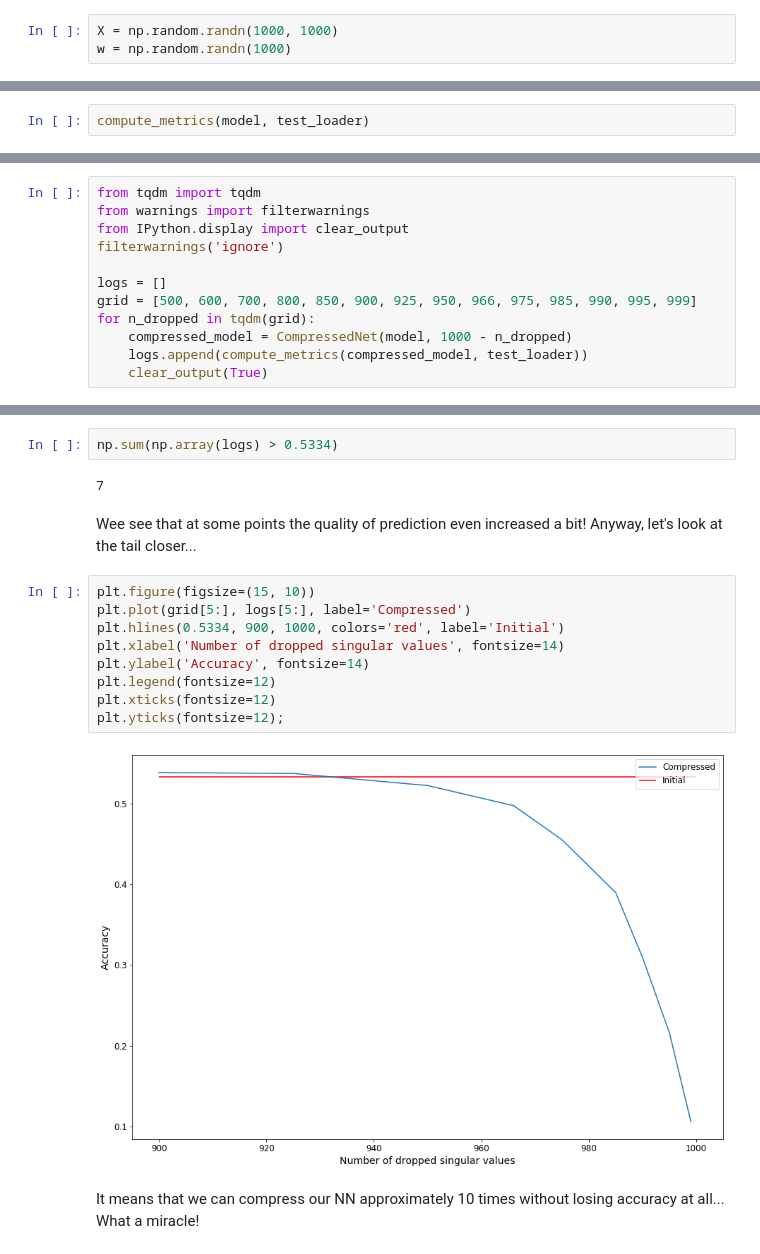
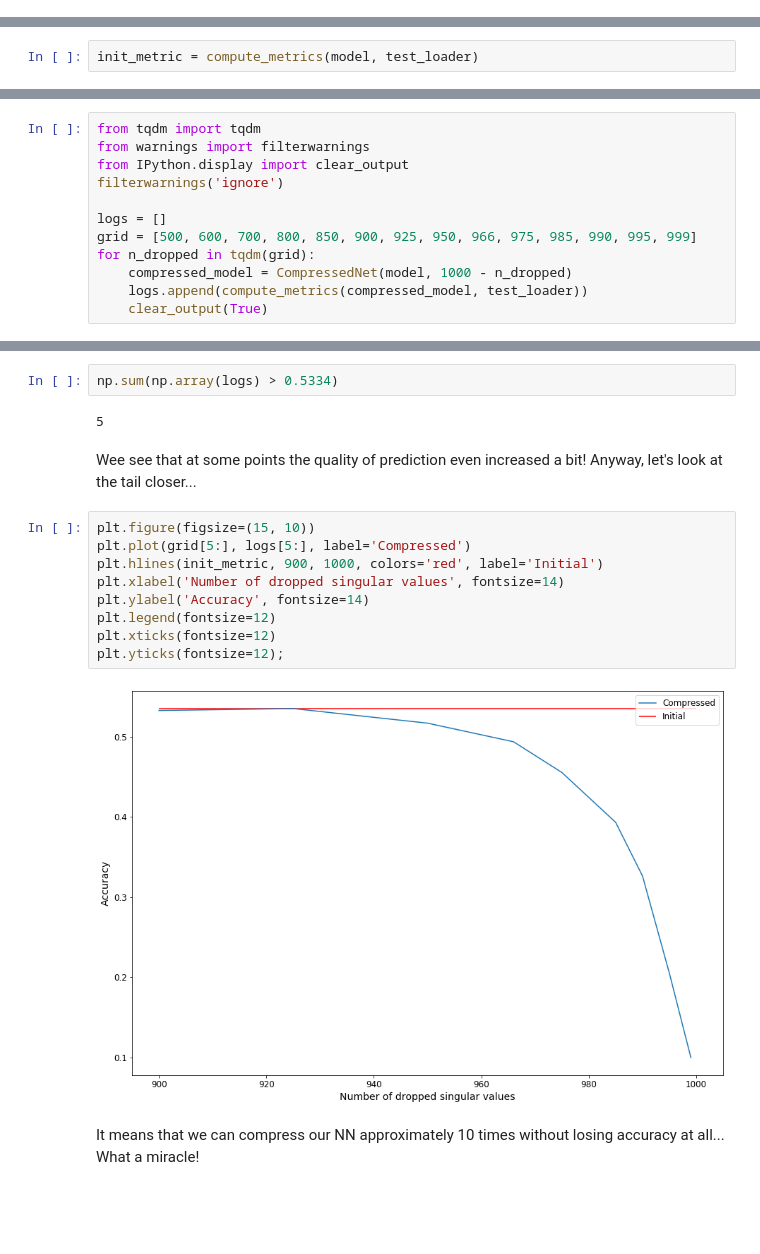
Before and after one commit to waytobehigh/nla2019, a Jupyter notebook: psets/pset1/PS1.ipynb, the cells around one changed output, grey strips where cells are left out. Cells and saved outputs as stored; diff of their text form; blank space fills up the shorter version.

```diff
--- a/psets/pset1/PS1.ipynb
+++ b/psets/pset1/PS1.ipynb
@@ -472,5 +472,2 @@ print(np.linalg.det(sum([make_matrix(10) for _ in range(10)])))
 # %% [markdown]
 Here we see that sum of $m \lt \operatorname{dim}x_i$ matrices constructed following the aforementioned rule produces zero determinant.
-# %%
-X = np.random.randn(1000, 1000)
-w = np.random.randn(1000)
@@ -728,4 +718,4 @@ def compute_metrics(model, test_loader):
 
     return correct / len(test_loader.dataset)
 # %%
-compute_metrics(model, test_loader)
+init_metric = compute_metrics(model, test_loader)
@@ -759,20 +747,20 @@ plt.yticks(fontsize=12);
 # %%
 np.sum(np.array(logs) > 0.5334)
 # %% [output]
-7
+5
 # %% [markdown]
 Wee see that at some points the quality of prediction even increased a bit! Anyway, let's look at the tail closer...
 # %%
 plt.figure(figsize=(15, 10))
 plt.plot(grid[5:], logs[5:], label='Compressed')
-plt.hlines(0.5334, 900, 1000, colors='red', label='Initial')
+plt.hlines(init_metric, 900, 1000, colors='red', label='Initial')
 plt.xlabel('Number of dropped singular values', fontsize=14)
 plt.ylabel('Accuracy', fontsize=14)
 plt.legend(fontsize=12)
 plt.xticks(fontsize=12)
 plt.yticks(fontsize=12);
 # %% [output]
-[figure, old version]
+[figure, new version]
 # %% [markdown]
 It means that we can compress our NN approximately 10 times without losing accuracy at all... What a miracle!
 # %%
```
Also changed, not shown: parts of 13 cells of this notebook, 1 other file.
